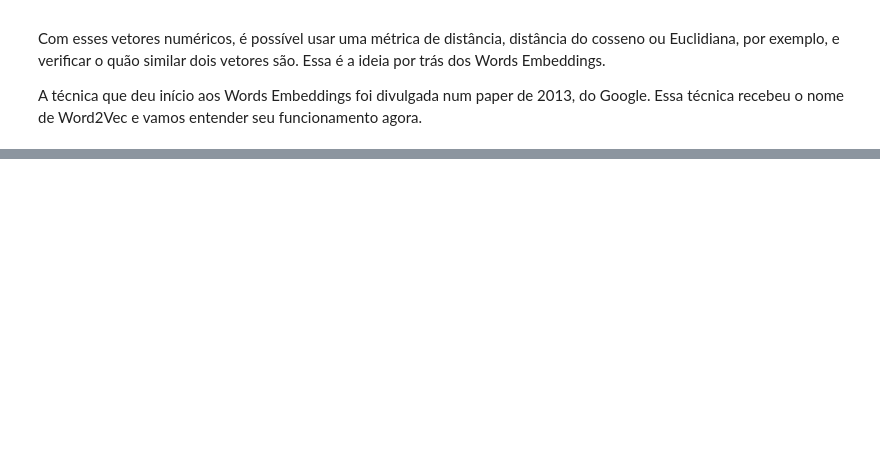
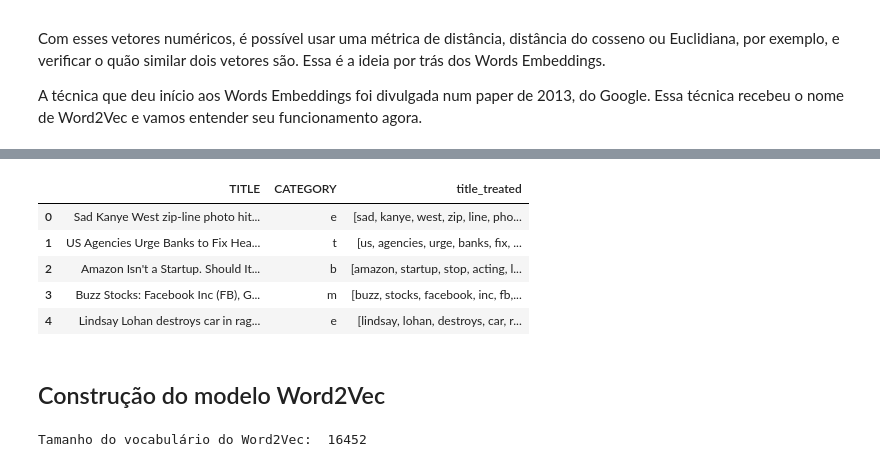
Before and after one commit to jackson-simionato/fase5_pos_tech, a Jupyter notebook: 2_Dados_Gerados_Humanos/2_4_Embeddings/2_4_Embeddings.ipynb, the cells around one changed output, grey strips where cells are left out. Saved outputs shown, nothing was run; the diff lists cells and outputs as text; code cells hidden in the pictures; blank space fills up the shorter version.

```diff
--- a/2_Dados_Gerados_Humanos/2_4_Embeddings/2_4_Embeddings.ipynb
+++ b/2_Dados_Gerados_Humanos/2_4_Embeddings/2_4_Embeddings.ipynb
@@ -48,0 +118,52 @@ A técnica que deu início aos Words Embeddings foi divulgada num paper de 2013,
+# %%
+# Remove acentos
+def normalize_accents(text):
+    return unicodedata.normalize('NFKD', text).encode('ASCII', 'ignore').decode('utf-8')
+
+# Remove pontuação
+def remove_punctuaction(text):
+    punctiations = string.punctuation
+    table = str.maketrans({key: " " for key in punctiations})
+    text = text.translate(table)
+    return text
+
+# Remove URLs
+def remove_links(text):
+    return re.sub(r"\S*https?:\S*", "", text)
+
+# Converte para minusculua, aplica funções de normalização e retira espaços em branco adicionais
+def normalize_str(text):
+    text = text.lower()
+    text = remove_links(text)
+    text = remove_punctuaction(text)
+    text = normalize_accents(text)
+    text = re.sub(re.compile(r" +")," ", text)
+    return ' '.join([w for w in text.split()])
+
+# Função completa de tokenização com exclusão de stopwords e verificação de dtype
+def tokenizer(text):
+    stop_words = nltk.corpus.stopwords.words('english')
+
+    if isinstance(text, str):
+        text = normalize_str(text)
+        text = ''.join([w for w in text if not w.isdigit()])
+        text = word_tokenize(text)
+        text = [x for x in text if x not in stop_words]
+        text = [y for y in text if len(y) >= 2]
+        return [t for t in text]
+    else:
+        print('Not a string')
+# %%
+df = df[['TITLE','CATEGORY']]
+# %%
+df['title_treated'] = df['TITLE'].apply(tokenizer)
+df.head()
+# %% [output]
+|  | TITLE | CATEGORY | title_treated |
+| 0 | Sad Kanye West zip-line photo hit... | e | [sad, kanye, west, zip, line, pho... |
+| 1 | US Agencies Urge Banks to Fix Hea... | t | [us, agencies, urge, banks, fix, ... |
+| 2 | Amazon Isn't a Startup. Should It... | b | [amazon, startup, stop, acting, l... |
+| 3 | Buzz Stocks: Facebook Inc (FB), G... | m | [buzz, stocks, facebook, inc, fb,... |
+| 4 | Lindsay Lohan destroys car in rag... | e | [lindsay, lohan, destroys, car, r... |
+# %% [markdown]
+## Construção do modelo Word2Vec
@@ -48,0 +186,4 @@ A técnica que deu início aos Words Embeddings foi divulgada num paper de 2013,
+# %%
+print("Tamanho do vocabulário do Word2Vec: ", len(modelo.wv))
+# %% [output]
+Tamanho do vocabulário do Word2Vec:  16452
```
Also changed, not shown: parts of 13 cells of this notebook, 1 other file.
